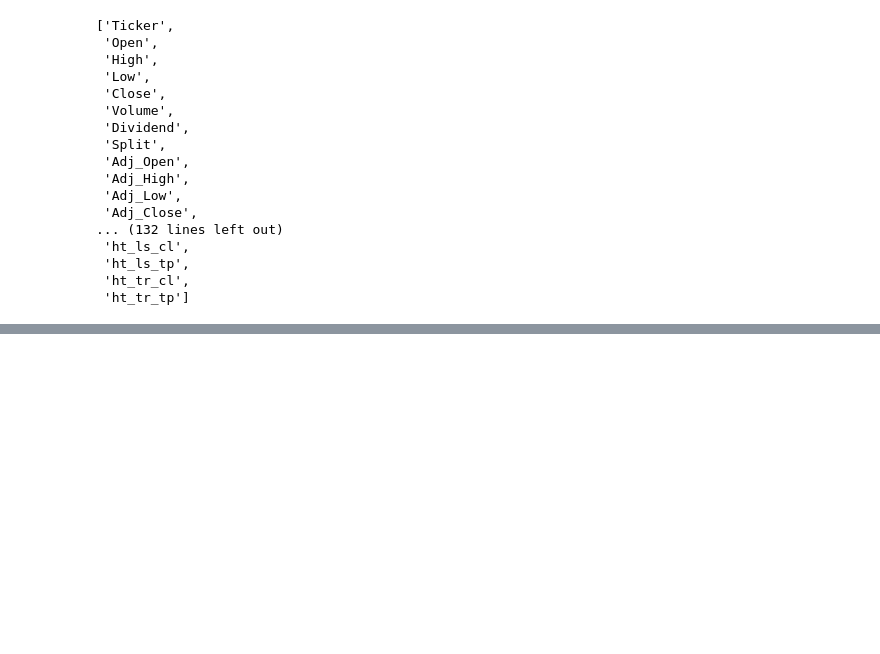
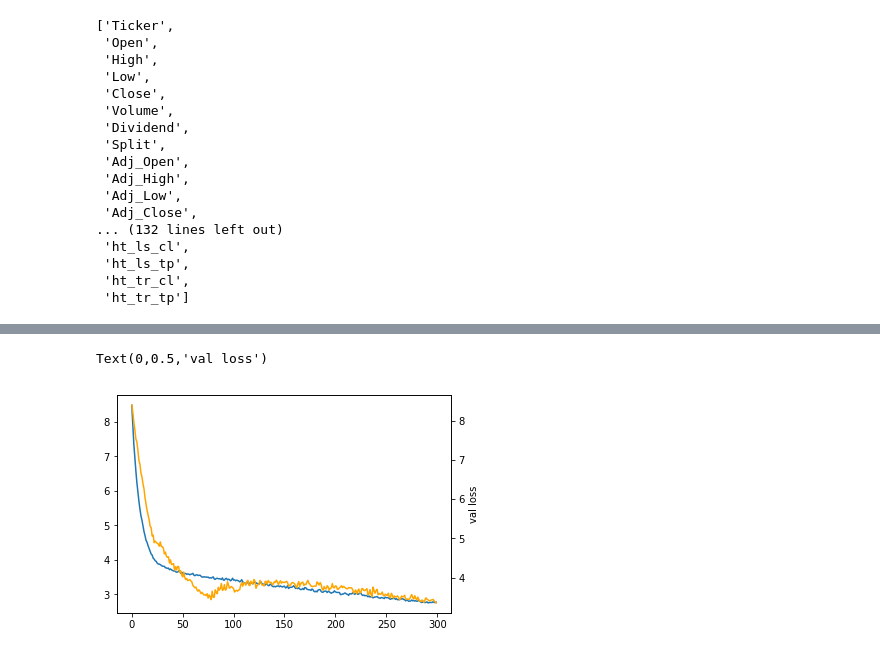
Before and after one commit to nateGeorge/stock_prediction, a Jupyter notebook: notebooks/prototype_large_feature_target_creation.ipynb, the cells around one changed output, grey strips where cells are left out. Cells and saved outputs as stored; diff of their text form; code cells hidden in the pictures; blank space fills up the shorter version.

```diff
--- a/notebooks/prototype_large_feature_target_creation.ipynb
+++ b/notebooks/prototype_large_feature_target_creation.ipynb
@@ -138,0 +516,6 @@ for
+# %%
+train_size = int(features.shape[0] * 0.8)
+train_features = features[:train_size]
+test_features = features[train_size:]
+train_targets = targets[:train_size]
+test_targets = targets[train_size:]
@@ -138,0 +554,33 @@ for
+# %%
+K.clear_session()
+
+timesteps = 1
+input_dim = features.shape[1]
+output_dim = targets.shape[1]
+
+inputs = Input(shape=(timesteps*input_dim, ))
+x = BatchNormalization()(inputs)
+x = Dense(3000, activation='elu')(x)
+x = BatchNormalization()(x)
+x = Dropout(0.4)(x)
+x = Dense(2000, activation='elu')(x)
+x = BatchNormalization()(x)
+x = Dropout(0.3)(x)
+x = Dense(1000, activation='elu')(x)
+x = BatchNormalization()(x)
+x = Dropout(0.2)(x)
+x = Dense(500, activation='elu')(x)
+x = BatchNormalization()(x)
+x = Dropout(0.1)(x)
+x = Dense(100, activation='elu')(x)
+x = BatchNormalization()(x)
+x = Dense(output_dim, activation='linear')(x)
+
+mod = Model(inputs, x)
+mod.compile(optimizer='adam', loss=stock_loss_mae_arcsinh)
+# %%
+history = mod.fit(train_features,
+            train_targets,
+            epochs=300,
+            validation_split=0.1,
+            batch_size=2000)
@@ -138,0 +608,9 @@ for
+# %%
+fig, ax1 = plt.subplots()
+_ = ax1.plot(history.history['loss'])
+ax2 = ax1.twinx()
+_ = ax2.plot(history.history['val_loss'], c='orange')
+ax2.set_ylabel('val loss')
+# %% [output]
+Text(0,0.5,'val loss')
+[figure, added]
```
Also changed, not shown: parts of 121 cells of this notebook.
